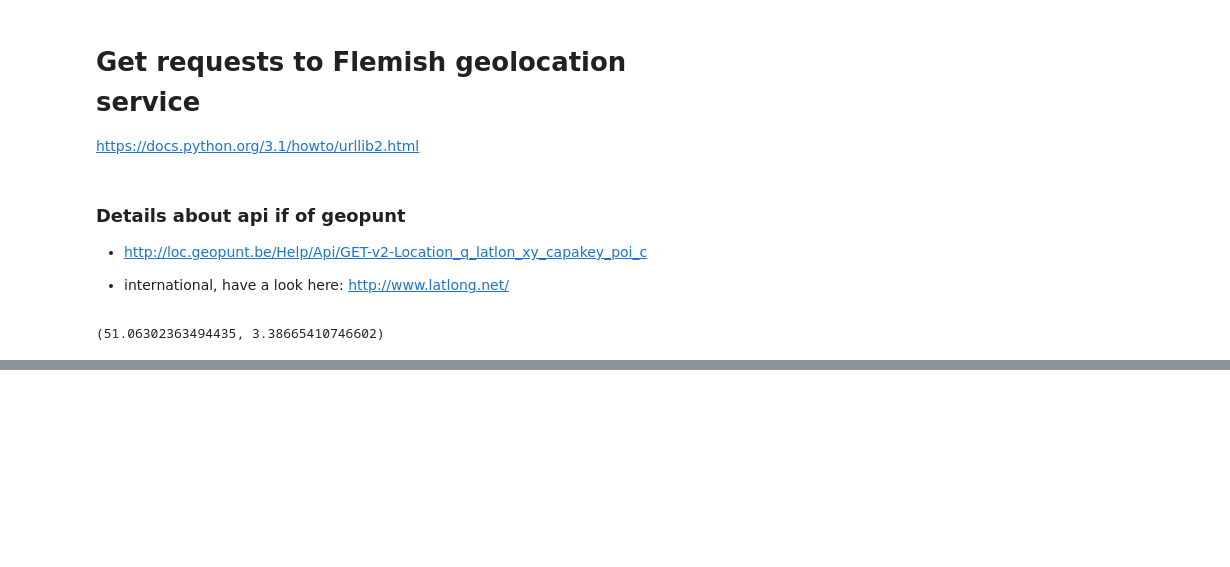
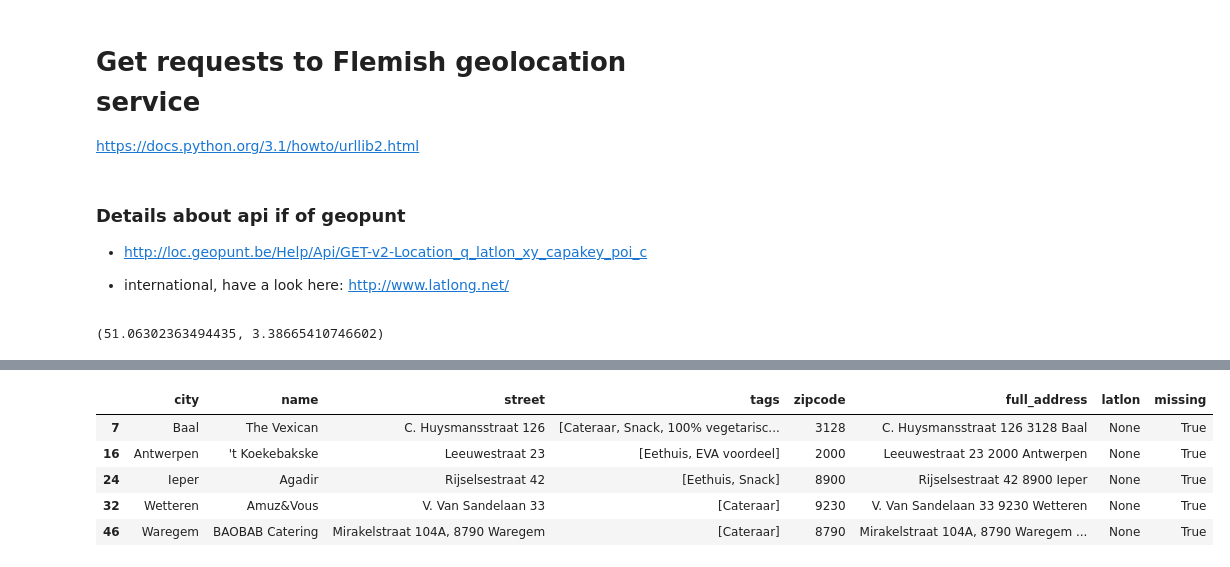
Before and after one commit to drdwitte/data4goodprojects, a Jupyter notebook: EVA/TryCrab.ipynb, the cells around one changed output, grey strips where cells are left out. Cells and saved outputs as stored; diff of their text form; code cells hidden in the pictures; blank space fills up the shorter version.

Commit message:
started correcting typos in addresses + mapping works for 8/9 cases

```diff
--- a/EVA/TryCrab.ipynb
+++ b/EVA/TryCrab.ipynb
@@ -51,0 +74,9 @@ print(latlon_from_address('Ruiselede '))
+# %%
+all_data['full_address'] = all_data['street'] + ' ' + all_data['zipcode'] + ' ' + all_data['city']
+# %%
+all_data['latlon'] = all_data['full_address'].apply(lambda l: latlon_from_address(l))
+# %%
+all_data['found']=all_data['latlon'].apply(lambda p: p is None)
+all_data.rename(columns={'found':'missing'}, inplace=True)
+# %%
+df_notfound = all_data[all_data['missing']]
@@ -51,0 +103,9 @@ print(latlon_from_address('Ruiselede '))
+# %%
+df_notfound[0:5]
+# %% [output]
+|  | city | name | street | tags | zipcode | full_address | latlon | missing |
+| 7 | Baal | The Vexican | C. Huysmansstraat 126 | [Cateraar, Snack, 100% vegetarisc... | 3128 | C. Huysmansstraat 126 3128 Baal | None | True |
+| 16 | Antwerpen | 't Koekebakske | Leeuwestraat 23 | [Eethuis, EVA voordeel] | 2000 | Leeuwestraat 23 2000 Antwerpen | None | True |
+| 24 | Ieper | Agadir | Rijselsestraat 42 | [Eethuis, Snack] | 8900 | Rijselsestraat 42 8900 Ieper | None | True |
+| 32 | Wetteren | Amuz&Vous | V. Van Sandelaan 33 | [Cateraar] | 9230 | V. Van Sandelaan 33 9230 Wetteren | None | True |
+| 46 | Waregem | BAOBAB Catering | Mirakelstraat 104A, 8790 Waregem | [Cateraar] | 8790 | Mirakelstraat 104A, 8790 Waregem ... | None | True |
```
Also changed, not shown: parts of 19 cells of this notebook.
